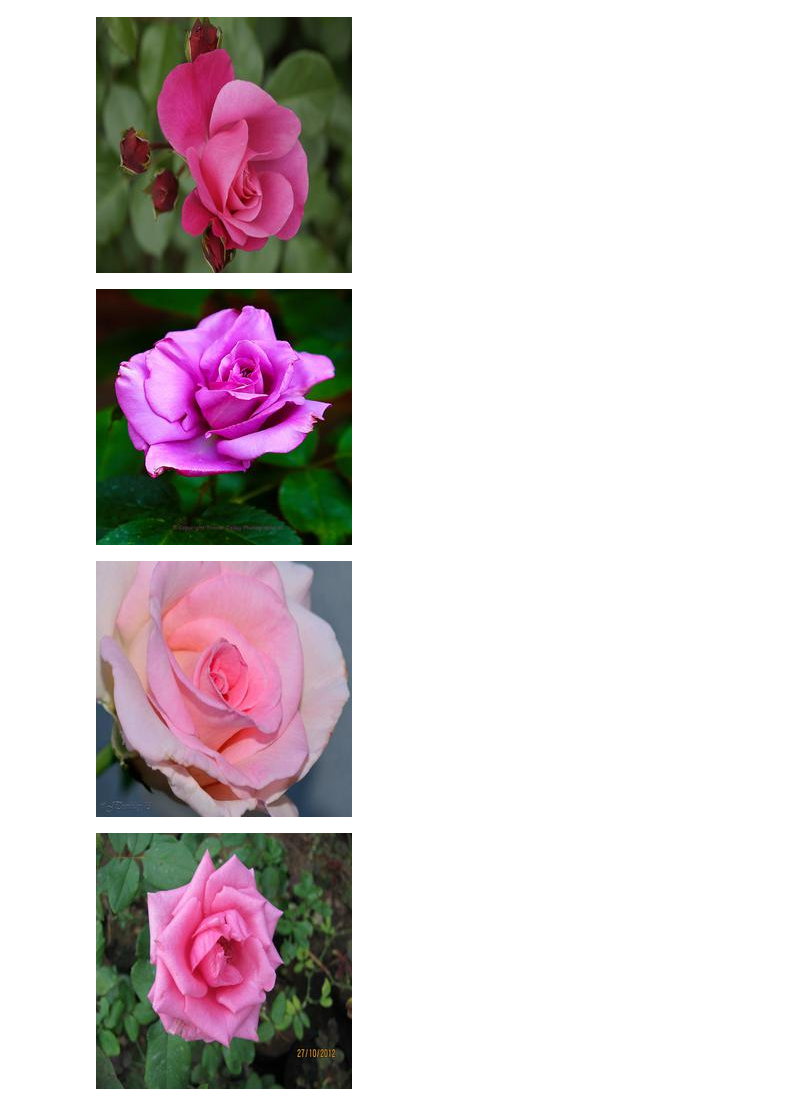
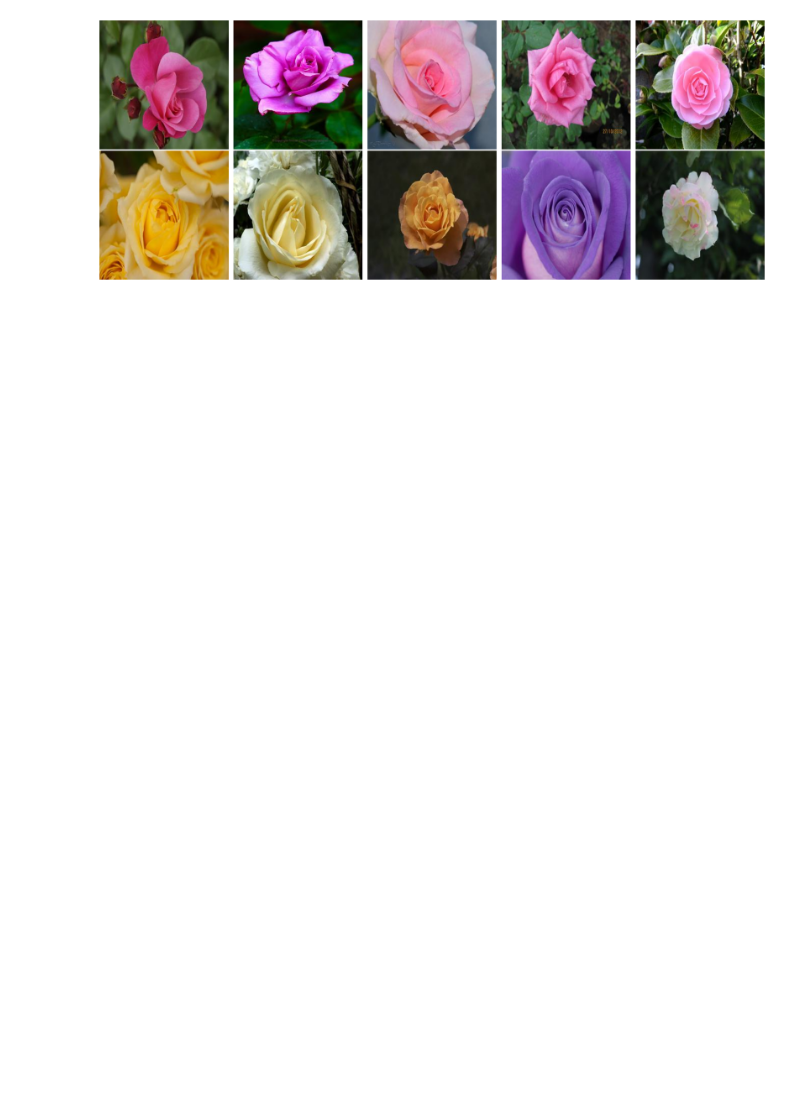
Before and after one commit to Rob1412/rose_project, a Jupyter notebook: color_identification.ipynb, the cells around one changed output. Drawn from its saved outputs; the diff is of its cells as text; code cells hidden in the pictures; blank space fills up the shorter version.

Commit message:
switched image loading to cv2

```diff
--- a/color_identification.ipynb
+++ b/color_identification.ipynb
@@ -1,26 +1,43 @@
 # %%
-from PIL import Image
+import cv2
+import matplotlib.pyplot as plt
 
-#list with 5 pink roses and 5 non pink roses
+# List with 5 pink roses and 5 non-pink roses
 flowers_list = [
-                "raw_data/flowers/rose/9185768268_1e48d4d119_c.jpg",
-                "raw_data/flowers/rose/9230421241_665f294ca3_c.jpg",
-                "raw_data/flowers/rose/9692922135_ca989f7f65_c.jpg",
-                "raw_data/flowers/rose/8198408482_c7510b0992_c.jpg",
-                "raw_data/flowers/rose/8702677054_b916a65bf4_c.jpg",
+    "raw_data/flowers/rose/9185768268_1e48d4d119_c.jpg",
+    "raw_data/flowers/rose/9230421241_665f294ca3_c.jpg",
+    "raw_data/flowers/rose/9692922135_ca989f7f65_c.jpg",
+    "raw_data/flowers/rose/8198408482_c7510b0992_c.jpg",
+    "raw_data/flowers/rose/8702677054_b916a65bf4_c.jpg",
 
-                "raw_data/flowers/rose/8739679581_9479ac63e4_c.jpg",
-                "raw_data/flowers/rose/813873375_32f738bf5a_c.jpg",
-                "raw_data/flowers/rose/7826516734_9e794be6af_c.jpg",
-                "raw_data/flowers/rose/6836630450_fb4f6eafc8_c.jpg",
-                "raw_data/flowers/rose/3622857482_8bb39d0a7f_c.jpg"
+    "raw_data/flowers/rose/8739679581_9479ac63e4_c.jpg",
+    "raw_data/flowers/rose/813873375_32f738bf5a_c.jpg",
+    "raw_data/flowers/rose/7826516734_9e794be6af_c.jpg",
+    "raw_data/flowers/rose/6836630450_fb4f6eafc8_c.jpg",
+    "raw_data/flowers/rose/3622857482_8bb39d0a7f_c.jpg"
 ]
-#display all roses
-for flower in flowers_list:
-    img = Image.open(flower)
-    display(img)
+
+# Set up a subplot for 2 rows and 5 columns
+fig, axs = plt.subplots(2, 5, figsize=(20, 8))
+
+# Display all roses in a 2x5 grid
+for i, flower in enumerate(flowers_list):
+    # Load the image
+    img = cv2.imread(flower)
+
+    # Convert from BGR to RGB (OpenCV uses BGR by default)
+    img_rgb = cv2.cvtColor(img, cv2.COLOR_BGR2RGB)
+
+    # Calculate the row and column indices for subplot
+    row = i // 5
+    col = i % 5
+
+    # Display the image in the appropriate subplot
+    axs[row, col].imshow(img_rgb)
+    axs[row, col].axis('off')  # Turn off axis numbers and ticks
+
+# Adjust layout and display the plot
+plt.tight_layout()
+plt.show()
 # %% [output]
-[figure, old version]
+[figure, new version]
-[figure, removed]
-[figure, removed]
-[figure, removed]
```
Also changed, not shown: parts of 3 cells of this notebook.
